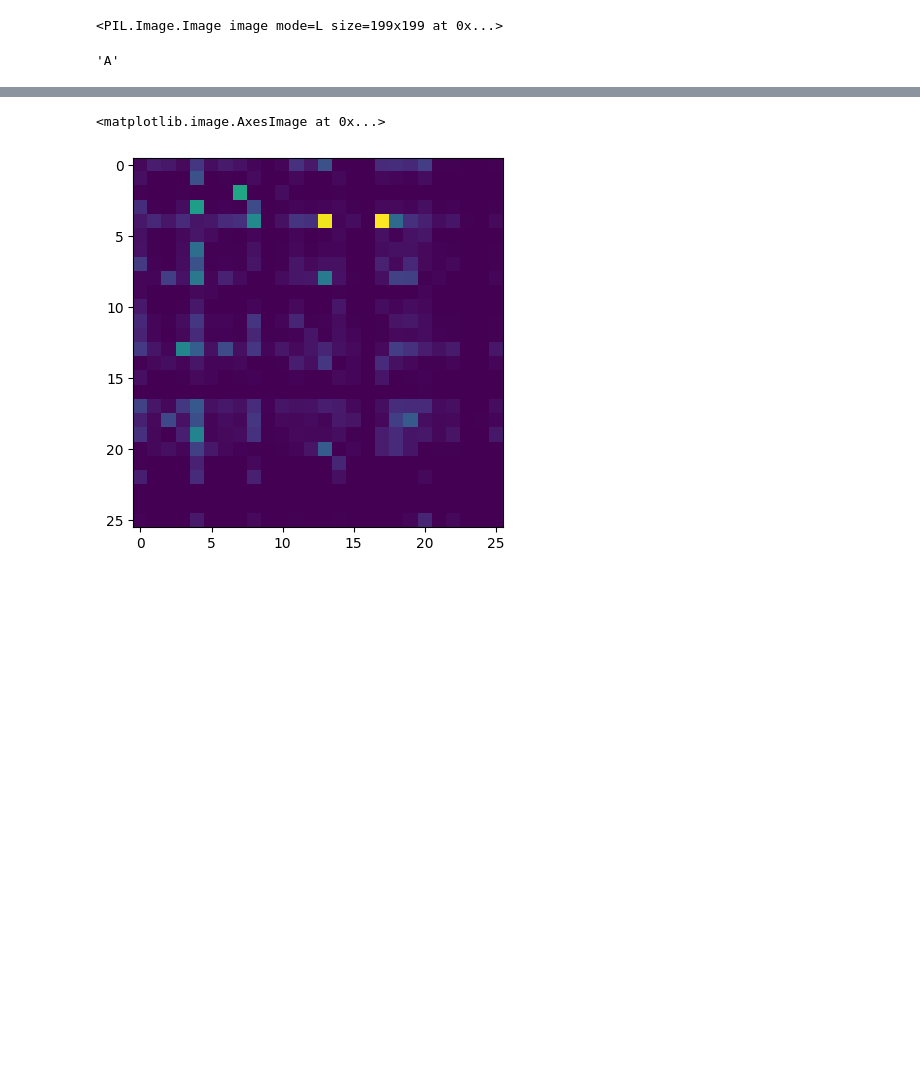
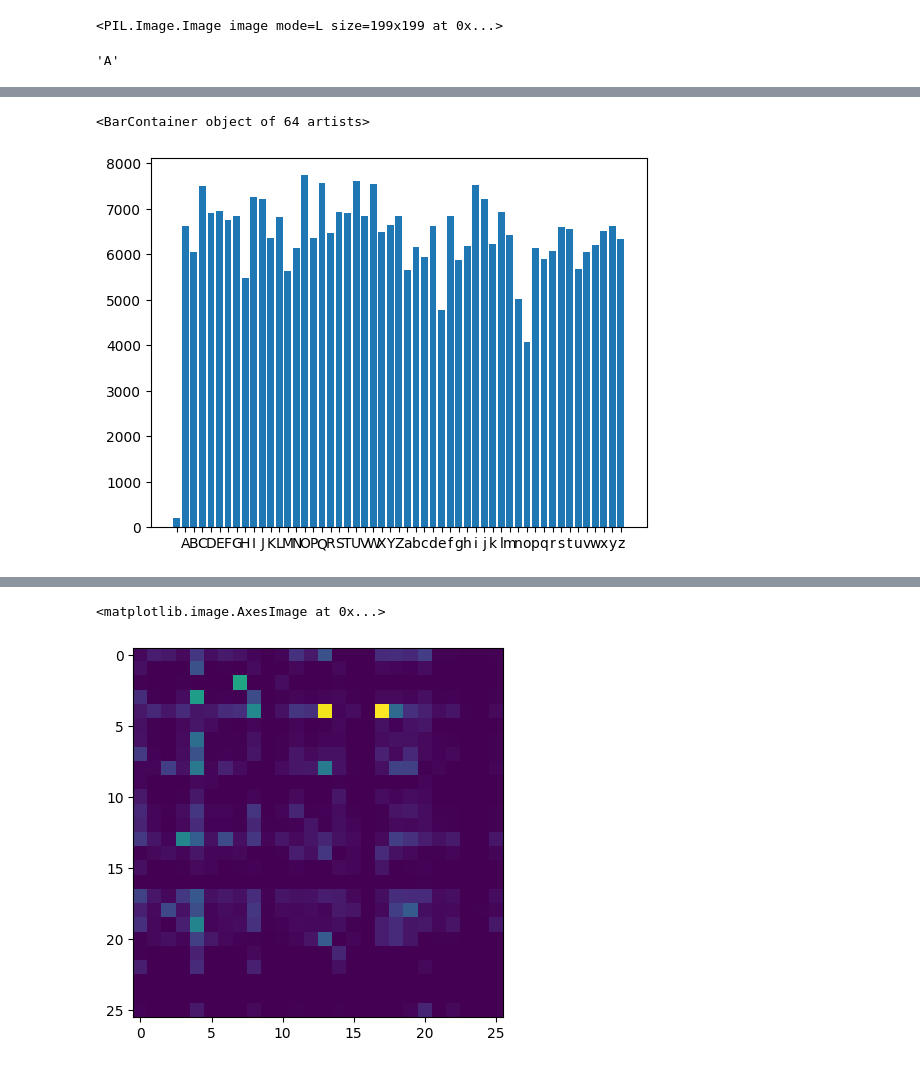
Before and after one commit to HTW-Project-Group/handwriting-recognition, a Jupyter notebook: handwriting-recognition.ipynb, the cells around one changed output, grey strips where cells are left out. Drawn from its saved outputs; the diff is of its cells as text; code cells hidden in the pictures; blank space fills up the shorter version.

```diff
--- a/handwriting-recognition.ipynb
+++ b/handwriting-recognition.ipynb
@@ -187,0 +210,29 @@ np.sum(norm_values)
+# %%
+def get_dist_to_train(train_data, test_img):
+    dist_to_train = []
+    for j in range(len(train_data[0])):
+        _, label = train_data[0][j]
+        letter_array = []
+        for i in range(len(train_data)):
+            v, l = train_data[i][j]
+            letter_array.append(eukl_dist(v, test_img))
+        dist_to_train.append((np.mean(letter_array), label))
+    return dist_to_train
+
+A = test_data[10]
+u = test_data[58]
+H = test_data[19]
+a = test_data[38]
+l = test_data[49]
+o = test_data[52]
+
+test_dist_out = get_dist_to_train(image_data, o)
+
+dist_values, dist_labels = [], []
+for v, l in test_dist_out:
+    dist_values.append(v)
+    dist_labels.append(l)
+plt.bar(dist_labels, dist_values)
+# %% [output]
+<BarContainer object of 64 artists>
+[figure, added]
```
Also changed, not shown: parts of 11 cells of this notebook, 2 other files.
